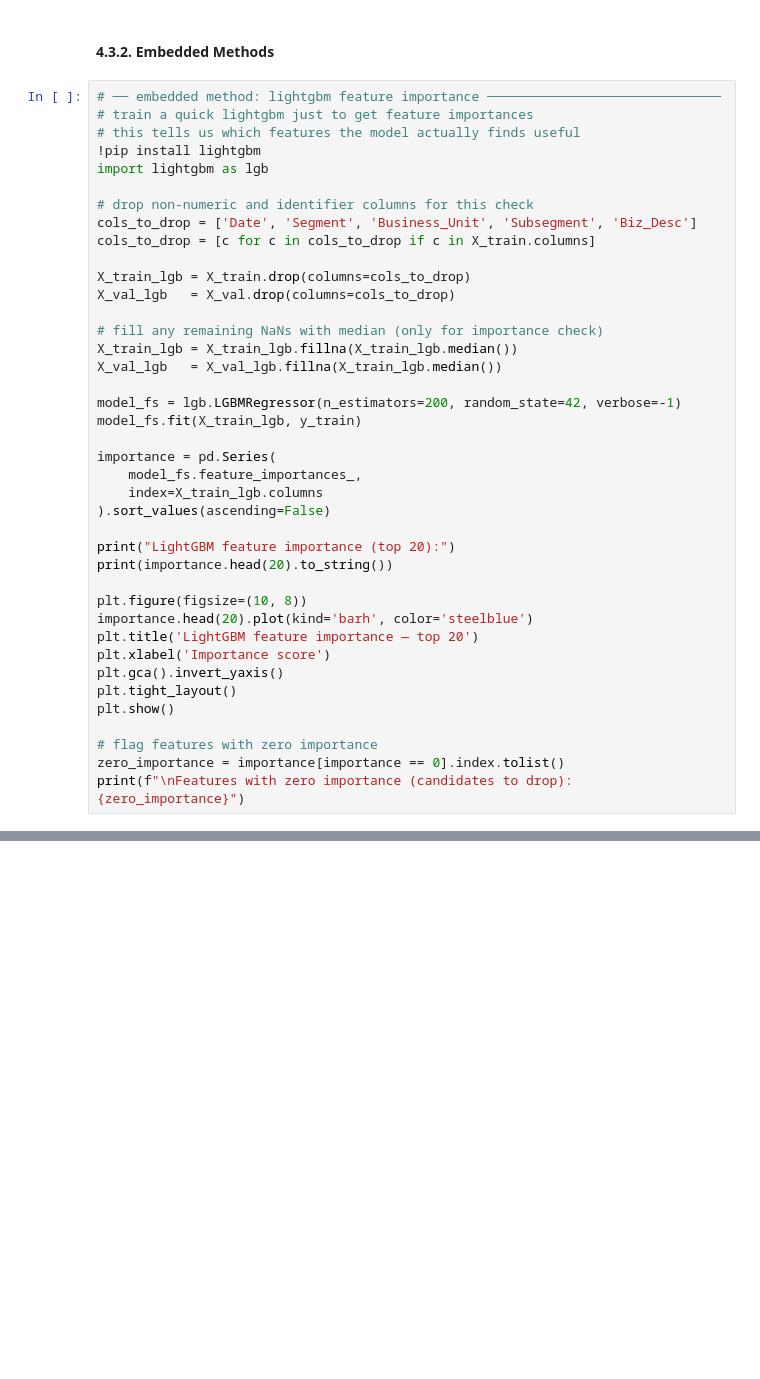
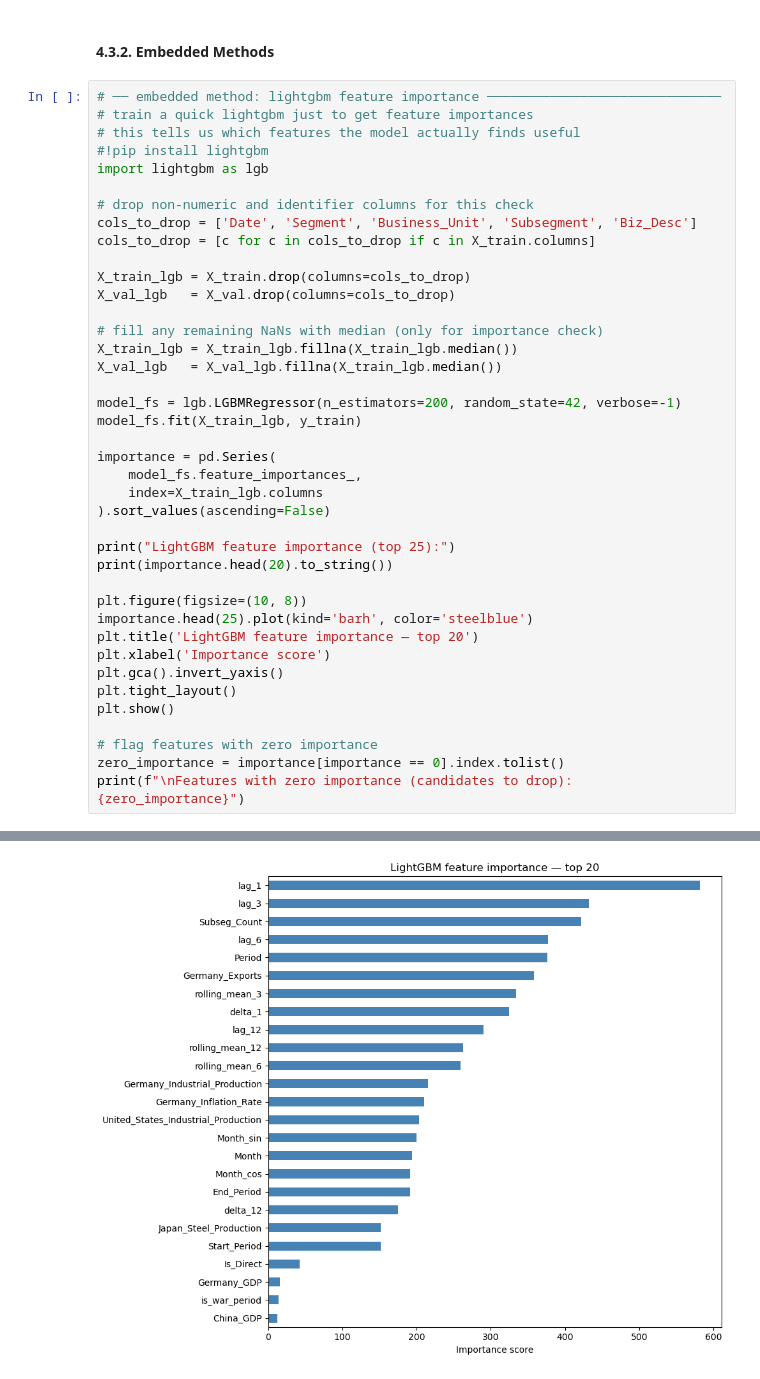
Before and after one commit to Alanog10/Siemens, a Jupyter notebook: Middle-Out.ipynb, the cells around one changed output, grey strips where cells are left out. Cells and saved outputs as stored; diff of their text form; blank space fills up the shorter version.

```diff
--- a/Middle-Out.ipynb
+++ b/Middle-Out.ipynb
@@ -1259,7 +1300,7 @@ Highly correlated market pairs (>0.80): 266 pairs found
 # ── embedded method: lightgbm feature importance ──────────────────────────────
 # train a quick lightgbm just to get feature importances
 # this tells us which features the model actually finds useful
-!pip install lightgbm
+#!pip install lightgbm
 import lightgbm as lgb
 
 # drop non-numeric and identifier columns for this check
@@ -1281,11 +1322,11 @@ importance = pd.Series(
     index=X_train_lgb.columns
 ).sort_values(ascending=False)
 
-print("LightGBM feature importance (top 20):")
+print("LightGBM feature importance (top 25):")
 print(importance.head(20).to_string())
 
 plt.figure(figsize=(10, 8))
-importance.head(20).plot(kind='barh', color='steelblue')
+importance.head(25).plot(kind='barh', color='steelblue')
 plt.title('LightGBM feature importance — top 20')
 plt.xlabel('Importance score')
 plt.gca().invert_yaxis()
@@ -1315,0 +1357 @@ Downloading lightgbm-4.6.0-py3-none-win_amd64.whl (1.5 MB)
+[figure, added]
```
Also changed, not shown: parts of 10 cells of this notebook.
